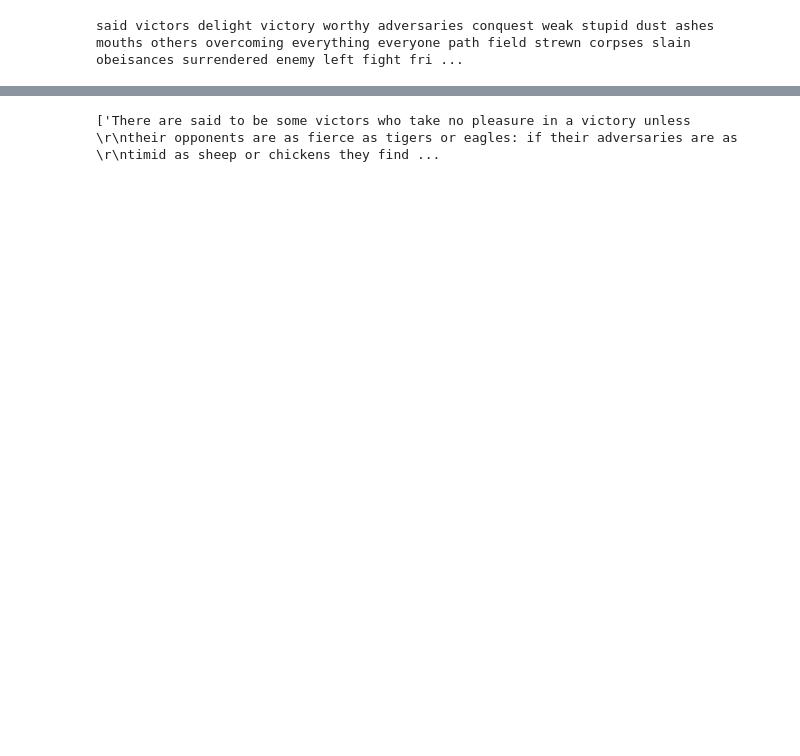
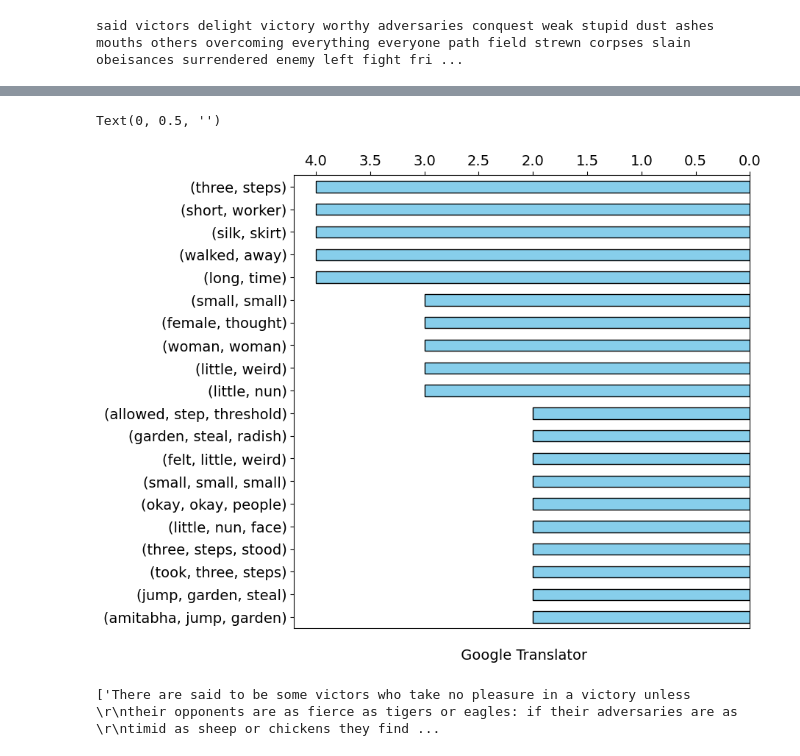
Before and after one commit to sydney-machine-learning/translationanalysis-Mandarin, a Jupyter notebook: jupyter_notebook/semantic_analysis.ipynb, the cells around one changed output, grey strips where cells are left out. Cells and saved outputs as stored; diff of their text form; code cells hidden in the pictures; blank space fills up the shorter version.

```diff
--- a/jupyter_notebook/semantic_analysis.ipynb
+++ b/jupyter_notebook/semantic_analysis.ipynb
@@ -86,11 +82,3 @@ from sklearn.metrics.pairwise import cosine_similarity
 embedding_hsien = model.encode(df_hsien['English_Verse'].tolist(), convert_to_tensor=True)
 embedding_julia = model.encode(df_julia['English_Verse'].tolist(), convert_to_tensor=True)
 embedding_google = model.encode(df_google['English_Verse'].tolist(), convert_to_tensor=True)
-# %%
-similarity = []
-for emb1, emb2 in zip(embedding_hsien, embedding_google):
-    sim = cosine_similarity([emb1.cpu().numpy()], [emb2.cpu().numpy()])
-    similarity.append(sim[0][0])  # sim is a 2D array, extract the single value
-
-df_google['similarities'] = similarity
-print(df_google['similarities'])
@@ -398,0 +420,11 @@ Text(0, 0.5, '')
+# %%
+#google translator
+df_google_chap5 = pd.read_csv('/Users/wangxuechun/unsw/thesis-repo/data_processing/chapter_5_eng_version_google.csv')
+df_google_chap5.rename(columns={'English_Verse_chap5_google': 'English_Verse'}, inplace=True)
+df_google_chap6 = pd.read_csv('/Users/wangxuechun/unsw/thesis-repo/data_processing/chapter_6_eng_version_google.csv')
+df_google_chap6.rename(columns={'English_Verse_chap6_google': 'English_Verse'}, inplace=True)
+df_google_all = pd.concat([df_google, df_google_chap5, df_google_chap6], ignore_index=True)
+
+df_ngrams_google = pd.DataFrame(df_google_all)
+df_ngrams_google = preprocessing(df_ngrams_google)
+df_ngrams_google
@@ -399,3 +445,29 @@ Text(0, 0.5, '')
+# %%
+text_google = retrieve_text(df_ngrams_google)
+# %%
+bigram1_google = ngrams_series_func(text_google, 2)
+trigram1_google = ngrams_series_func(text_google, 3)
+
+
+
+ngram1_google = pd.concat([bigram1_google, trigram1_google])
+barstyle = {'width': 0.5, 'edgecolor': 'black'}
+
+plt.rcParams.update({'font.size': 14})
+fig, ax=plt.subplots(1,1, figsize=(8,8))
+
+barh_ax = ax
+
+ngram1_google[::-1].plot.barh(ax=barh_ax, color= 'skyblue',**barstyle)
+barh_ax.yaxis.set_label_position("left")
+barh_ax.xaxis.tick_top()
+barh_ax.xaxis.set_label_position("bottom")
+barh_ax.set_xlim(barh_ax.get_xlim()[::-1])
+barh_ax.set_xlabel('\n Google Translator')
+barh_ax.set_ylabel('',fontsize=50)
+# %% [output]
+Text(0, 0.5, '')
+[figure, added]
 # %%
 #compare verses to verses -- chapter 4
 
```
Also changed, not shown: parts of 13 cells of this notebook.
